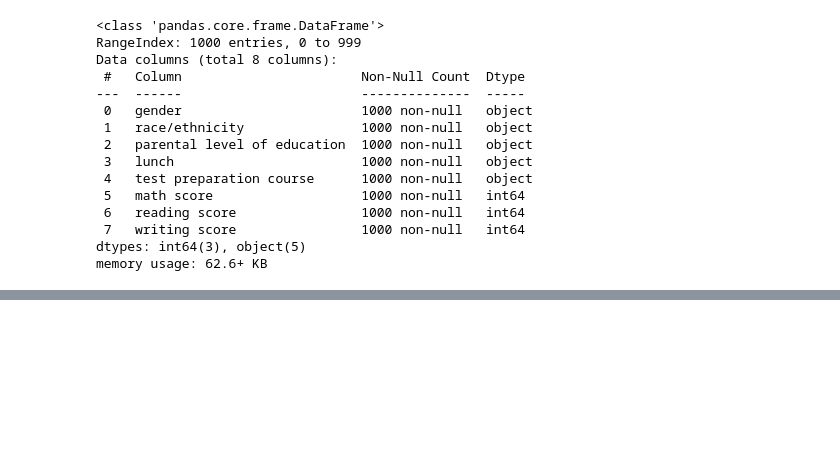
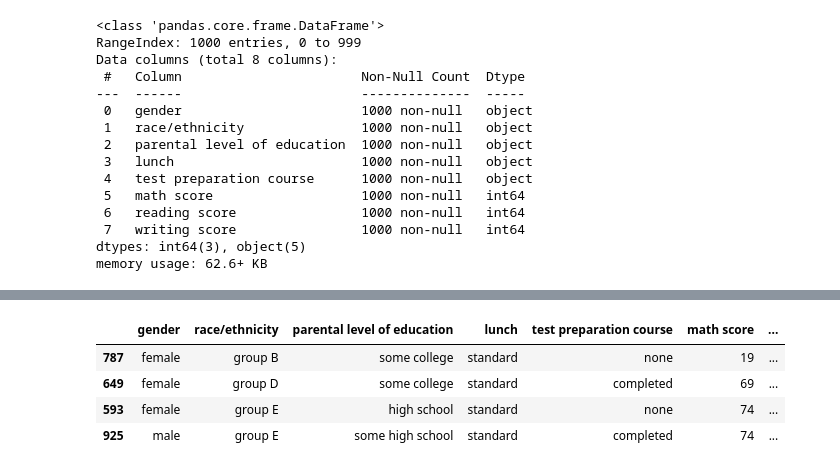
Before and after one commit to universe-wxy/BusinessDataAnalysis, a Jupyter notebook: StudentPerformance.ipynb, the cells around one changed output, grey strips where cells are left out. Cells and saved outputs as stored; diff of their text form; code cells hidden in the pictures; blank space fills up the shorter version.

```diff
--- a/StudentPerformance.ipynb
+++ b/StudentPerformance.ipynb
@@ -37,8 +55,14 @@ for label in labels:
 # %%
 #对成绩情况进行预处理
 average=data[['math score', 'reading score', 'writing score']].mean(axis=1)
 data.insert(8,'average score',np.round(average,decimals=2))
 performance_level=pd.cut(data['average score'],bins=[0,60,70,80,90,100],labels=['F','D','C','B','A'])
 data.insert(9,'performance level',performance_level)
-data.sample(10)
+data.sample(4)
+# %% [output]
+|  | gender | race/ethnicity | parental level of education | lunch | test preparation course | math score | ... |
+| 787 | female | group B | some college | standard | none | 19 | ... |
+| 649 | female | group D | some college | standard | completed | 69 | ... |
+| 593 | female | group E | high school | standard | none | 74 | ... |
+| 925 | male | group E | some high school | standard | completed | 74 | ... |
 # %%
```
Also changed, not shown: parts of 13 cells of this notebook, 2 other files.
